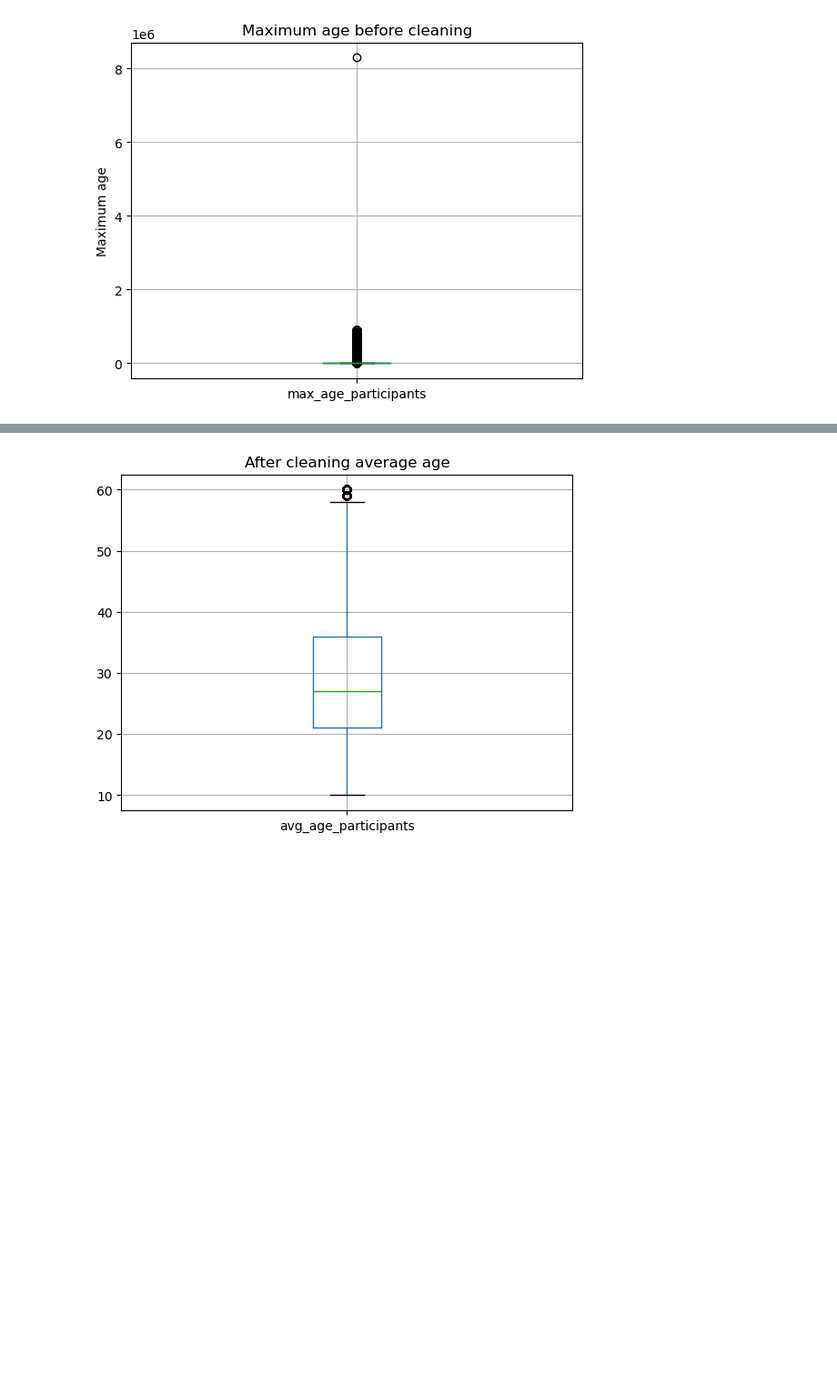
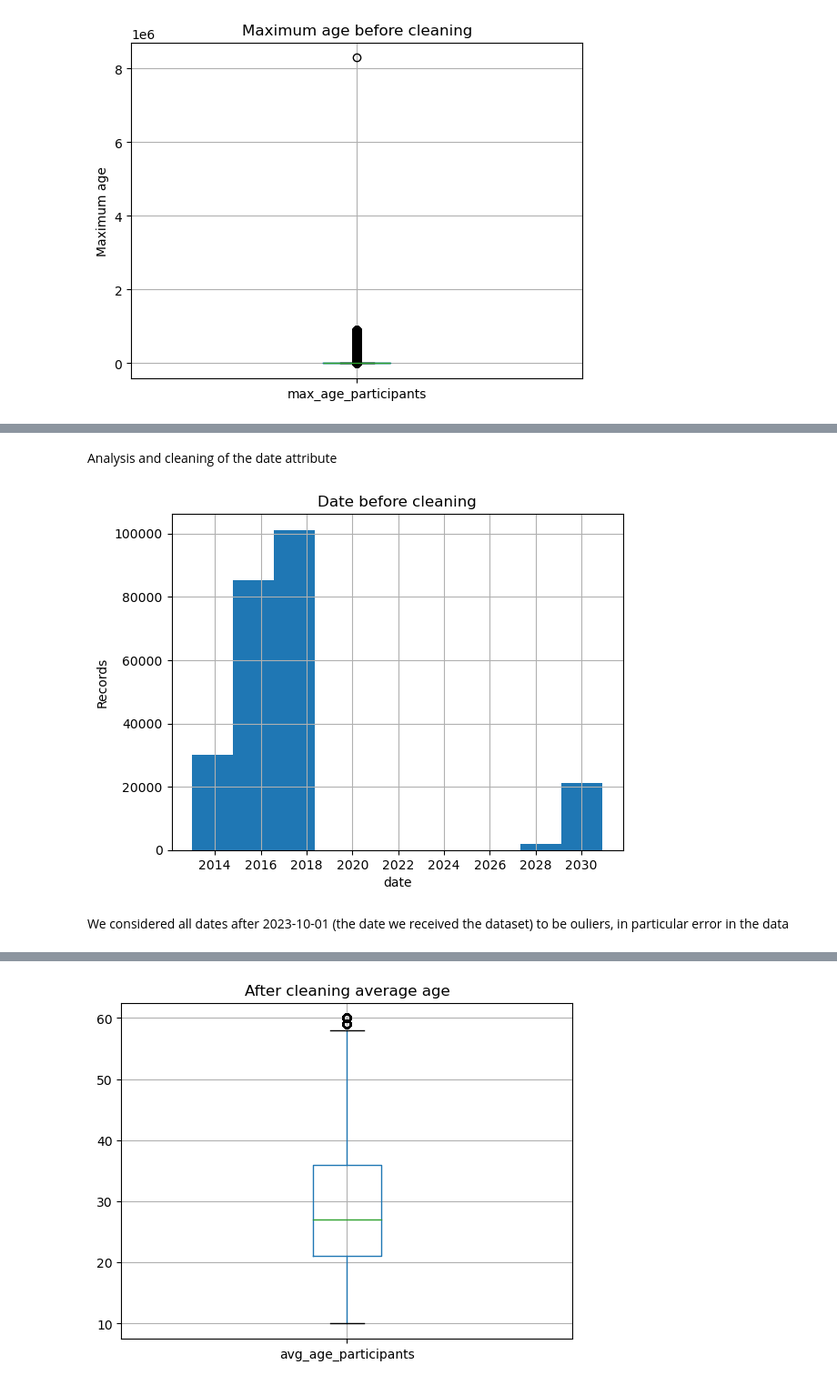
Before and after one commit to vezzusamu/dm-project, a Jupyter notebook: data_understanding.ipynb, the cells around one changed output, grey strips where cells are left out. Shown at 91% size. Cells and saved outputs as stored; diff of their text form; code cells hidden in the pictures; blank space fills up the shorter version.

```diff
--- a/data_understanding.ipynb
+++ b/data_understanding.ipynb
@@ -261,0 +288,12 @@ df.loc[(df["longitude"] < -161.75583) |
+# %% [markdown]
+Analysis and cleaning of the date attribute
+# %%
+df.hist(column="date")
+plt.title("Date before cleaning")
+plt.xlabel("date")
+plt.ylabel("Records")
+plt.show()
+# %% [output]
+[figure, added]
+# %% [markdown]
+We considered all dates after 2023-10-01 (the date we received the dataset) to be ouliers, in particular error in the data
```
Also changed, not shown: parts of 12 cells of this notebook.
